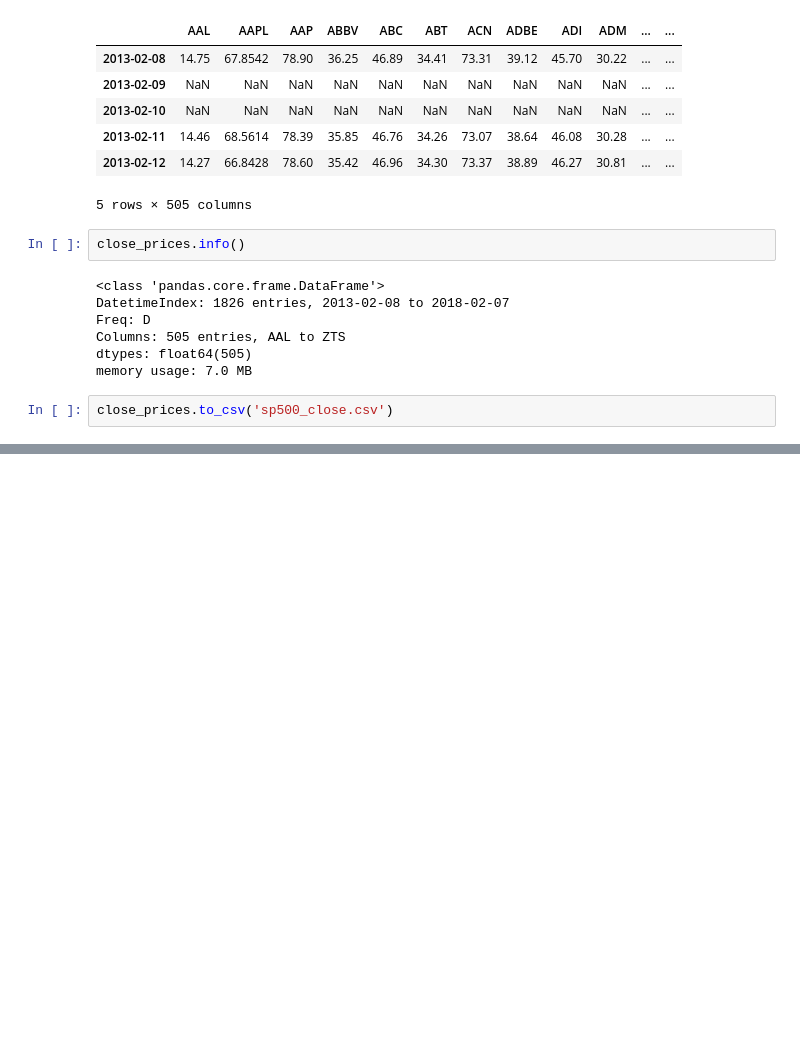
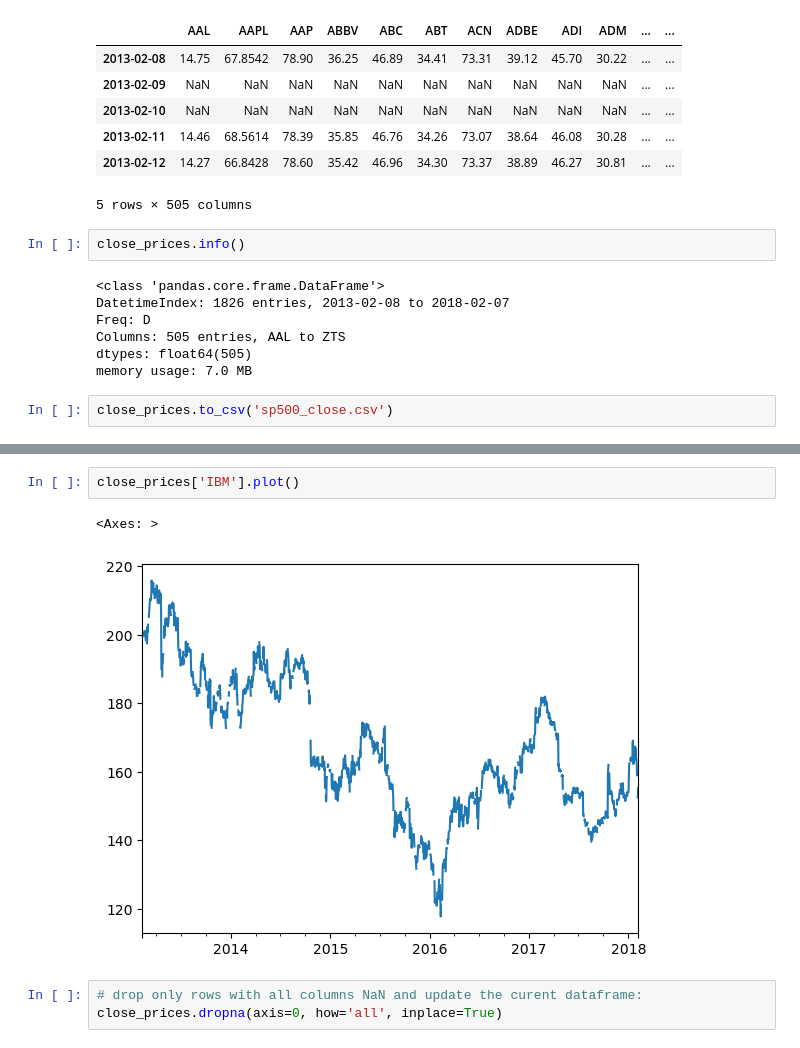
Before and after one commit to leandrofahur/ml-trading-stock-and-crypto, a Jupyter notebook: financial-basics/04-understanding-financial-data.ipynb, the cells around one changed output, grey strips where cells are left out. Cells and saved outputs as stored; diff of their text form; blank space fills up the shorter version.

```diff
--- a/financial-basics/04-understanding-financial-data.ipynb
+++ b/financial-basics/04-understanding-financial-data.ipynb
@@ -168,0 +180,8 @@ close_prices.to_csv('sp500_close.csv')
+# %%
+close_prices['IBM'].plot()
+# %% [output]
+<Axes: >
+[figure, added]
+# %%
+# drop only rows with all columns NaN and update the curent dataframe:
+close_prices.dropna(axis=0, how='all', inplace=True)
```
Also changed, not shown: parts of 10 cells of this notebook.
